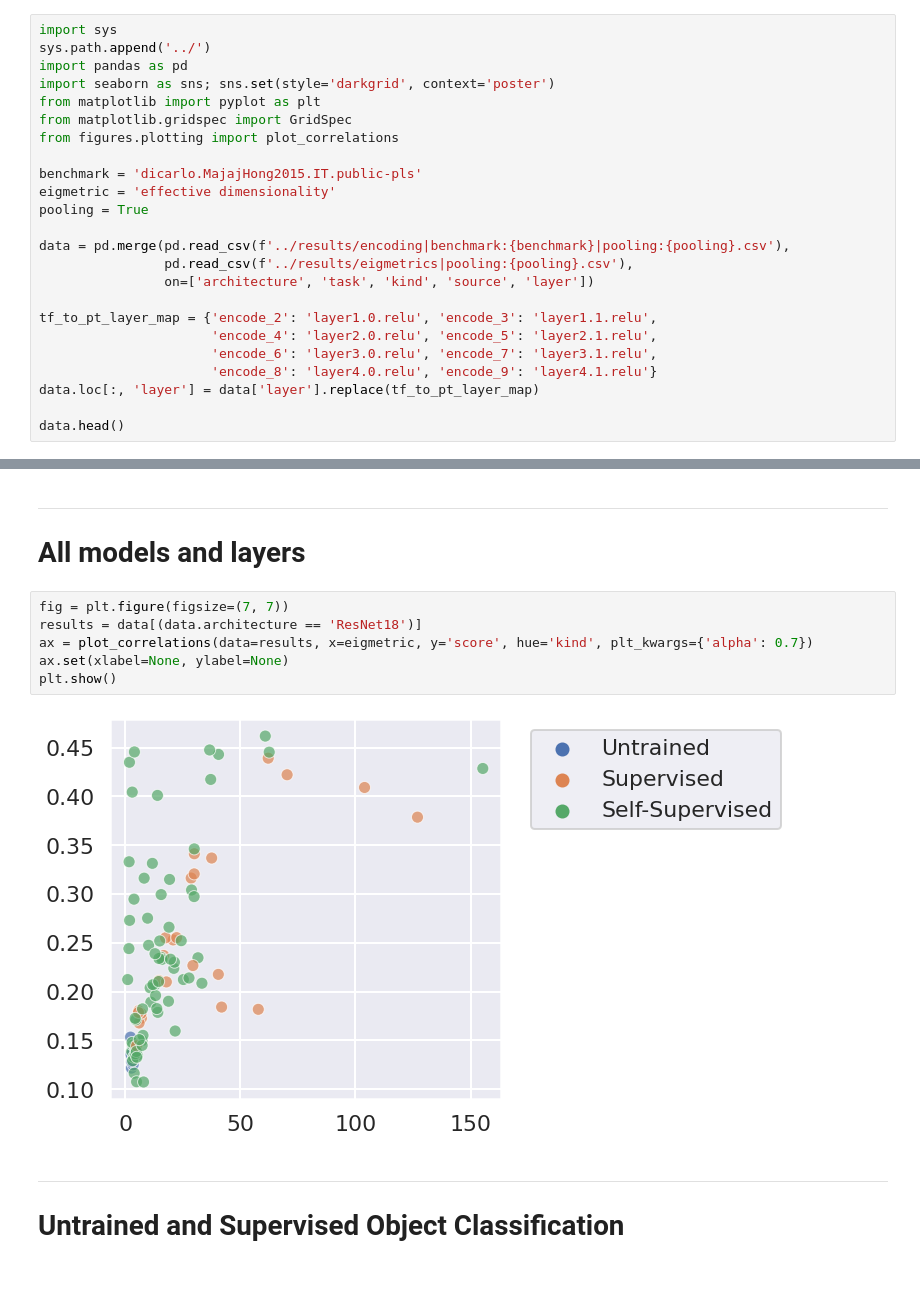
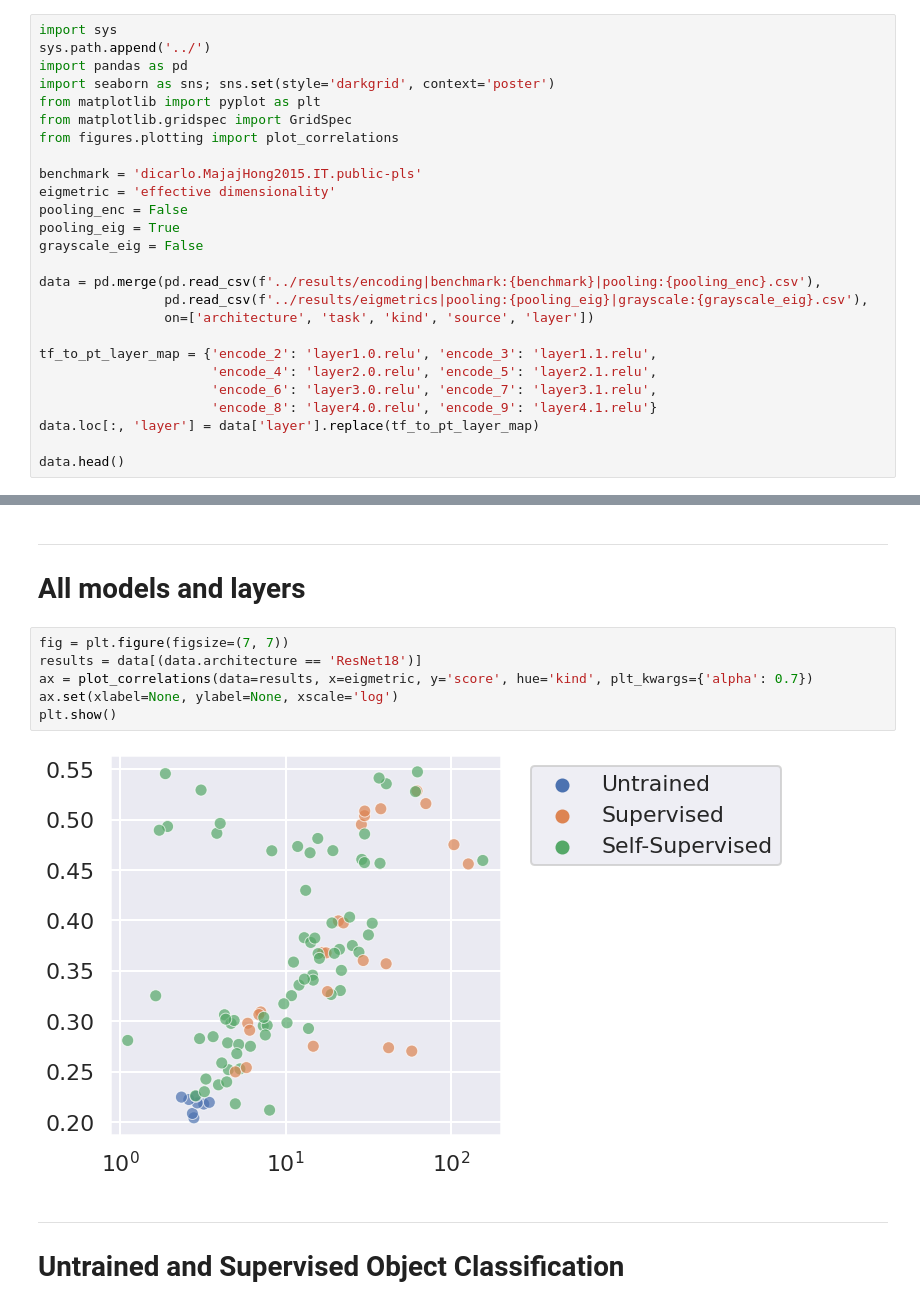
Before and after one commit to EricElmoznino/encoder_dimensionality, a Jupyter notebook: notebooks/encoding_vs_eigmetrics.ipynb, the cells around one changed output, grey strips where cells are left out. Drawn from its saved outputs; the diff is of its cells as text; blank space fills up the shorter version.

```diff
--- a/notebooks/encoding_vs_eigmetrics.ipynb
+++ b/notebooks/encoding_vs_eigmetrics.ipynb
@@ -9,10 +9,12 @@ from figures.plotting import plot_correlations
 
 benchmark = 'dicarlo.MajajHong2015.IT.public-pls'
 eigmetric = 'effective dimensionality'
-pooling = True
+pooling_enc = False
+pooling_eig = True
+grayscale_eig = False
 
-data = pd.merge(pd.read_csv(f'../results/encoding|benchmark:{benchmark}|pooling:{pooling}.csv'),
-                pd.read_csv(f'../results/eigmetrics|pooling:{pooling}.csv'),
+data = pd.merge(pd.read_csv(f'../results/encoding|benchmark:{benchmark}|pooling:{pooling_enc}.csv'),
+                pd.read_csv(f'../results/eigmetrics|pooling:{pooling_eig}|grayscale:{grayscale_eig}.csv'),
                 on=['architecture', 'task', 'kind', 'source', 'layer'])
 
 tf_to_pt_layer_map = {'encode_2': 'layer1.0.relu', 'encode_3': 'layer1.1.relu',
@@ -35,11 +37,11 @@ data.head()
 # %%
 fig = plt.figure(figsize=(7, 7))
 results = data[(data.architecture == 'ResNet18')]
 ax = plot_correlations(data=results, x=eigmetric, y='score', hue='kind', plt_kwargs={'alpha': 0.7})
-ax.set(xlabel=None, ylabel=None)
+ax.set(xlabel=None, ylabel=None, xscale='log')
 plt.show()
 # %% [output]
-[figure, old version]
+[figure, new version]
 # %% [markdown]
 ---
 # Untrained and Supervised Object Classification
```
Also changed, not shown: parts of 5 cells of this notebook, 1 other file.
